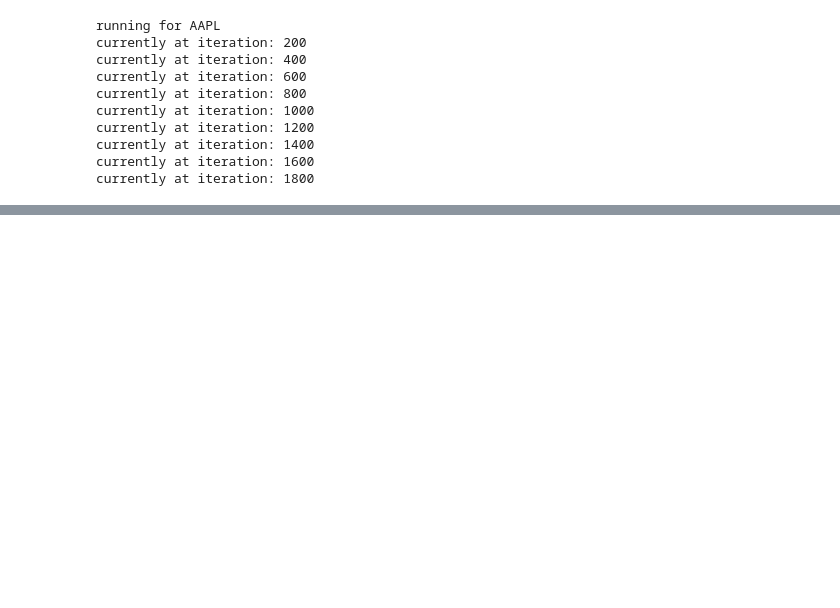
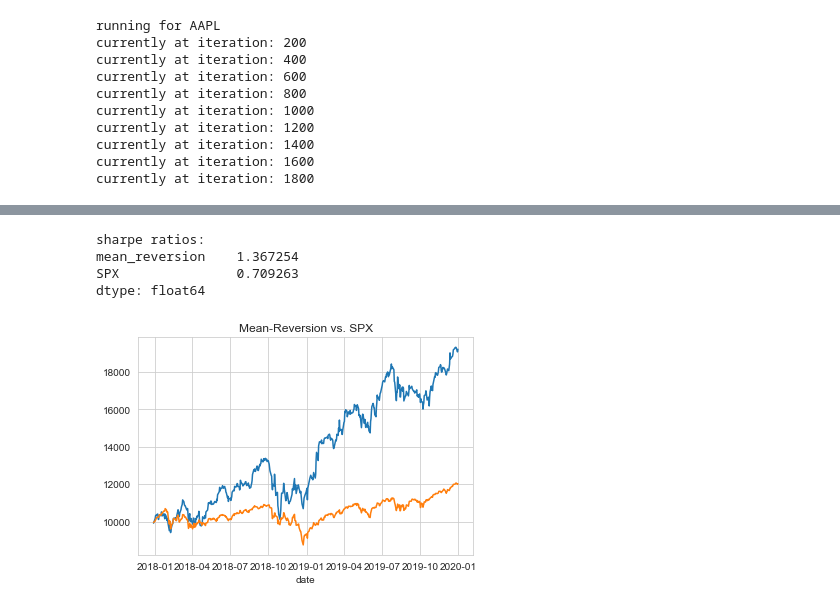
Before and after one commit to anthonysuherli/Statistical-arbitrage-with-O-U-process, a Jupyter notebook: Capstone_2_Modelling.ipynb, the cells around one changed output, grey strips where cells are left out. Saved outputs shown, nothing was run; the diff lists cells and outputs as text; code cells hidden in the pictures; blank space fills up the shorter version.

```diff
--- a/Capstone_2_Modelling.ipynb
+++ b/Capstone_2_Modelling.ipynb
@@ -522,0 +613,17 @@ for column in s_tech_test:
+# %%
+s_tech =s_tech.loc[:,s_tech.columns.isin(opt_s_tech.index)]
+s_test =s_test.loc[:,s_test.columns.isin(opt_s_tech.index)]
+s_tech_test =s_tech_test.loc[:,s_tech_test.columns.isin(opt_s_tech.index)]
+# %%
+daily_signal_sh = pd.DataFrame(columns = list(opt_s_tech.index), index = s_tech_test.index)
+daily_signal_so = pd.DataFrame(columns = list(opt_s_tech.index), index = s_tech_test.index)
+for column in s_tech_test:
+    sh_buy = s_tech_test[s_tech_test[column]<=opt_s_tech.loc[column,'d_cut']]
+    #so_buy = s_tech[s_tech[column]<=opt_s_tech[column][1][0]][column]
+    sh_sell = s_tech_test[s_tech_test[column]>=opt_s_tech.loc[column,'u_cut']]
+    #so_sell = s_tech[s_tech[column]>=opt_s_tech[column][1][1]][column]
+    daily_signal_sh.loc[daily_signal_sh.index.isin(sh_buy.index),column] = "BUY"
+    daily_signal_sh.loc[daily_signal_sh.index.isin(sh_sell.index),column] = "SELL"
+    #daily_signal_so.loc[daily_signal_so.index.isin(so_buy.index),column] = "BUY"
+    #daily_signal_so.loc[daily_signal_so.index.isin(so_sell.index),column] = "SELL"
+daily_signal_sh.fillna(0,inplace=True)
@@ -522,0 +664,9 @@ for column in s_tech_test:
+# %%
+signals = []
+for i in daily_signal_sh.iterrows():
+    date= i[0]
+    signals.append(list(i[1]))
+signals = pd.DataFrame(signals,columns = daily_signal)
+# %%
+s_ret_test = stetf.loc[stetf.index.isin(daily_signal_sh.index),stetf.columns.isin(daily_signal_sh.columns)]
+s_ret_test = s_ret_test+1
@@ -522,0 +773,14 @@ for column in s_tech_test:
+# %%
+algo_return = pd.DataFrame(10000*np.cumprod(day_ret),index = s_ret_test.index,columns = ["mean_reversion"])
+algo_return = algo_return.join((10000* np.cumprod(s_ret_test['SPX'])))
+plt.plot(algo_return)
+plt.xlabel('date')
+plt.title('Mean-Reversion vs. SPX')
+print("sharpe ratios: ")
+print(algo_return.pct_change()[1:].mean() * np.sqrt(252)/algo_return.pct_change()[1:].std())
+# %% [output]
+sharpe ratios:
+mean_reversion    1.367254
+SPX               0.709263
+dtype: float64
+[figure, added]
```
Also changed, not shown: parts of 54 cells of this notebook.
